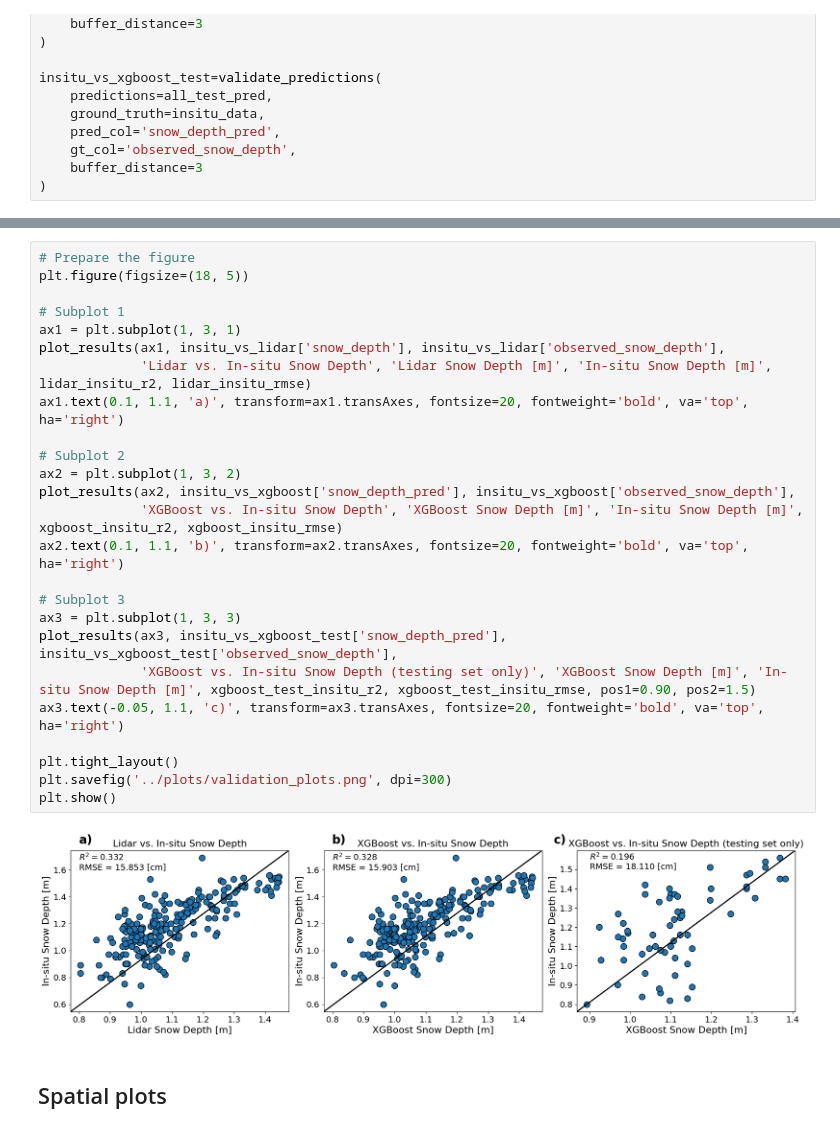
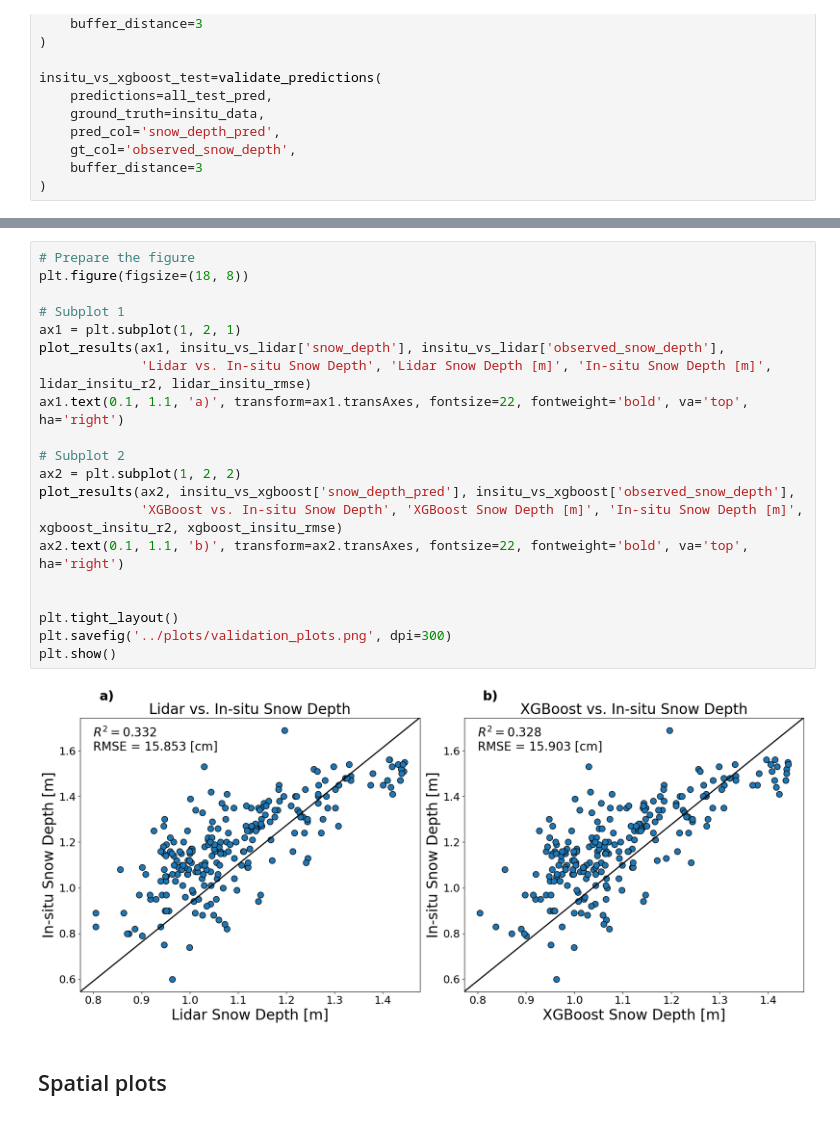
Before and after one commit to Ibrahim-Ola/uavsar-lidar-project, a Jupyter notebook: experiments/06_validation_and_ground_truth_analysis.ipynb, the cells around one changed output, grey strips where cells are left out. Cells and saved outputs as stored; diff of their text form.

```diff
--- a/experiments/06_validation_and_ground_truth_analysis.ipynb
+++ b/experiments/06_validation_and_ground_truth_analysis.ipynb
@@ -265,30 +286,25 @@ XGBoost (test) vs insitu : 0.196
 # %%
 # Prepare the figure
-plt.figure(figsize=(18, 5))
+plt.figure(figsize=(18, 8))
 
 # Subplot 1
-ax1 = plt.subplot(1, 3, 1)
+ax1 = plt.subplot(1, 2, 1)
 plot_results(ax1, insitu_vs_lidar['snow_depth'], insitu_vs_lidar['observed_snow_depth'],
              'Lidar vs. In-situ Snow Depth', 'Lidar Snow Depth [m]', 'In-situ Snow Depth [m]', lidar_insitu_r2, lidar_insitu_rmse)
-ax1.text(0.1, 1.1, 'a)', transform=ax1.transAxes, fontsize=20, fontweight='bold', va='top', ha='right')
+ax1.text(0.1, 1.1, 'a)', transform=ax1.transAxes, fontsize=22, fontweight='bold', va='top', ha='right')
 
 # Subplot 2
-ax2 = plt.subplot(1, 3, 2)
+ax2 = plt.subplot(1, 2, 2)
 plot_results(ax2, insitu_vs_xgboost['snow_depth_pred'], insitu_vs_xgboost['observed_snow_depth'],
              'XGBoost vs. In-situ Snow Depth', 'XGBoost Snow Depth [m]', 'In-situ Snow Depth [m]', xgboost_insitu_r2, xgboost_insitu_rmse)
-ax2.text(0.1, 1.1, 'b)', transform=ax2.transAxes, fontsize=20, fontweight='bold', va='top', ha='right')
+ax2.text(0.1, 1.1, 'b)', transform=ax2.transAxes, fontsize=22, fontweight='bold', va='top', ha='right')
 
-# Subplot 3
-ax3 = plt.subplot(1, 3, 3)
-plot_results(ax3, insitu_vs_xgboost_test['snow_depth_pred'], insitu_vs_xgboost_test['observed_snow_depth'],
-             'XGBoost vs. In-situ Snow Depth (testing set only)', 'XGBoost Snow Depth [m]', 'In-situ Snow Depth [m]', xgboost_test_insitu_r2, xgboost_test_insitu_rmse, pos1=0.90, pos2=1.5)
-ax3.text(-0.05, 1.1, 'c)', transform=ax3.transAxes, fontsize=20, fontweight='bold', va='top', ha='right')
 
 plt.tight_layout()
 plt.savefig('../plots/validation_plots.png', dpi=300)
 plt.show()
 # %% [output]
-[figure, old version]
+[figure, new version]
 # %% [markdown]
 ## Spatial plots
 # %%
```
Also changed, not shown: parts of 4 cells of this notebook.
